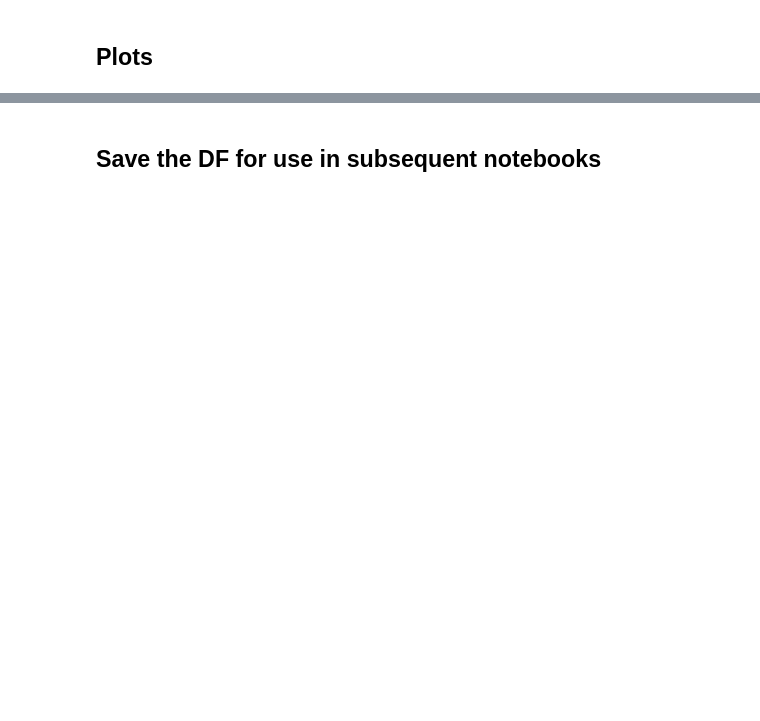
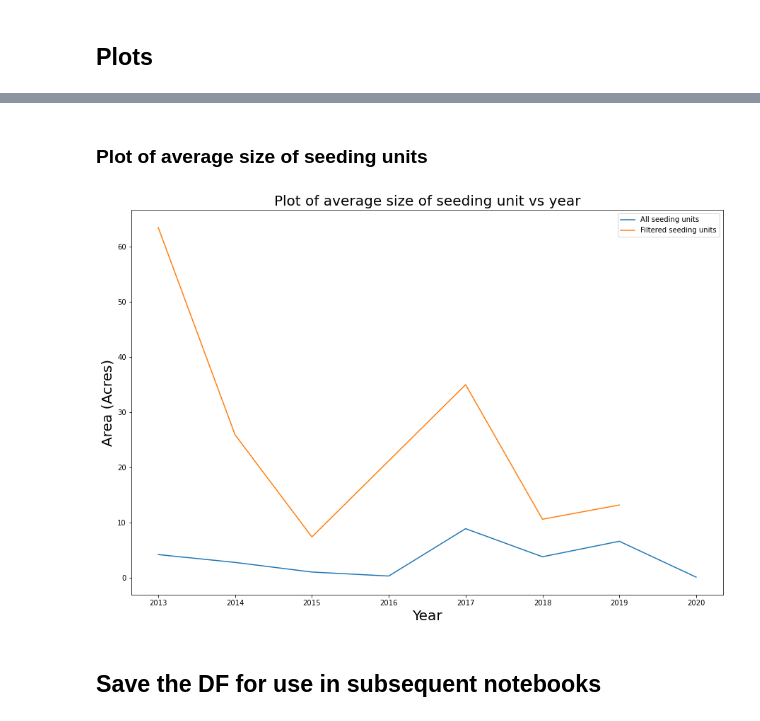
Before and after one commit to haselwimmer/vegetation-restoration-monitoring, a Jupyter notebook: final_notebooks/1-process-seeding-unit-vectors.ipynb, the cells around one changed output, grey strips where cells are left out. Drawn from its saved outputs; the diff is of its cells as text; code cells hidden in the pictures; blank space fills up the shorter version.

```diff
--- a/final_notebooks/1-process-seeding-unit-vectors.ipynb
+++ b/final_notebooks/1-process-seeding-unit-vectors.ipynb
@@ -87,3 +123,28 @@ mckinley_seeding_subset.groupby('Start_Year').agg({'GIS_Acre2': ['sum']}).plot(
+# %% [markdown]
+### Plot of average size of seeding units
+# %%
+# Setup plots
+fig, ax = plt.subplots(figsize=(15, 10))
+
+legend_items = ['All seeding units','Filtered seeding units']
+
+# Plot acreage for filtered seeding units
+mckinley_seeding_subset.groupby('Start_Year').agg({'GIS_Acre2': ['mean']}).plot(
+         ax=ax, use_index=True)
+
+mckinley_seeding_subset_PARlo.groupby('Start_Year').agg({'GIS_Acre2': ['mean']}).plot(
+         ax=ax, use_index=True)
+
+ax.set_title(
+    "Plot of average size of seeding unit vs year", fontsize=20)
+
+plt.xlabel("Year", fontsize=20)
+plt.ylabel("Area (Acres)", fontsize=20)
+
+ax.legend(legend_items)
+plt.show()
+# %% [output]
+[figure, added]
 # %% [markdown]
 ## Save the DF for use in subsequent notebooks
 # %%
```
Also changed, not shown: parts of 8 cells of this notebook, 5 other files.
